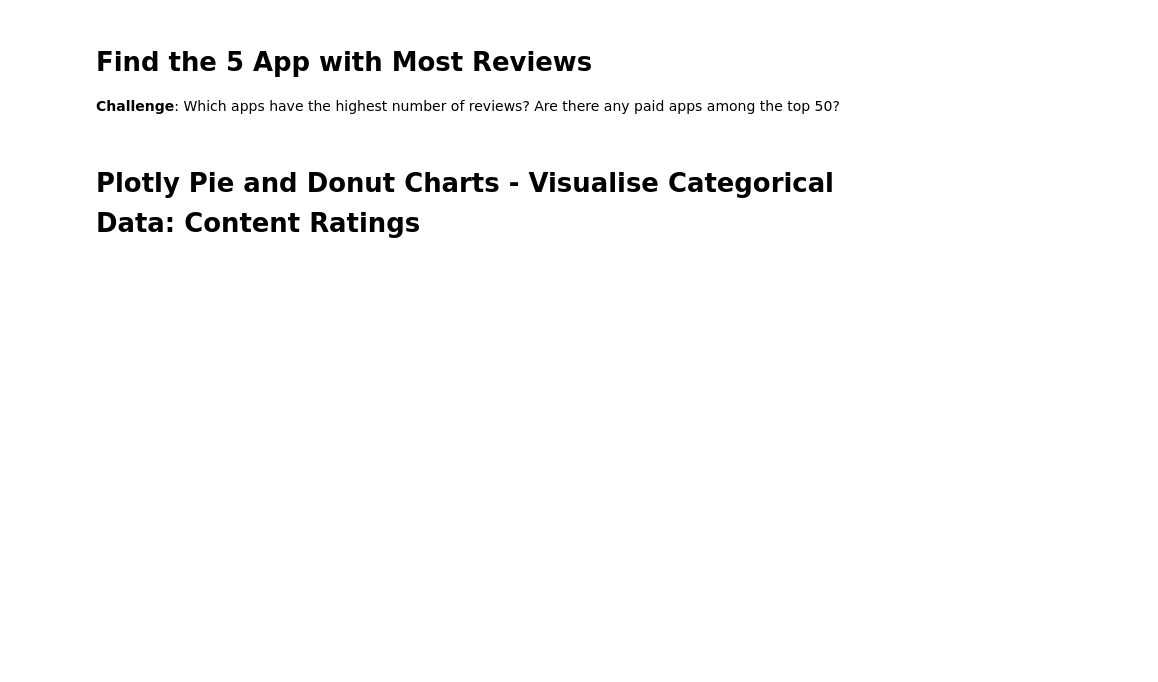
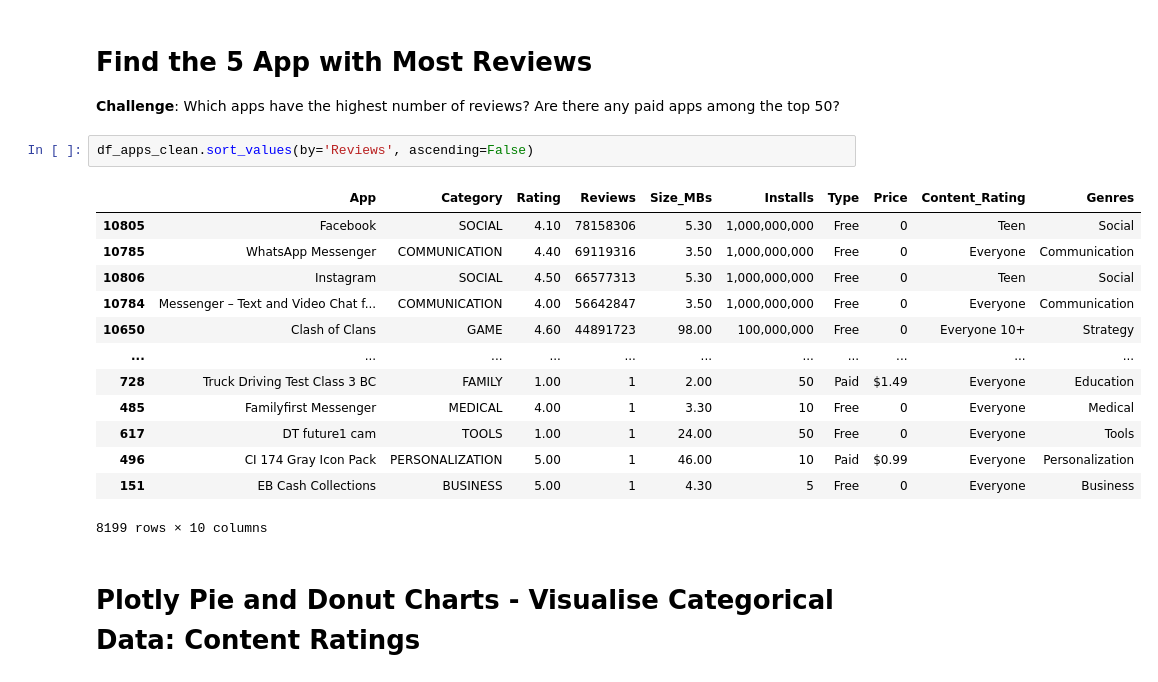
Before and after one commit to anandachanta19/100DaysOfCode, a Jupyter notebook: Google Playstore Trends/Google Play Store App Analytics (start).ipynb, the cells around one changed output. Drawn from its saved outputs; the diff is of its cells as text; blank space fills up the shorter version.

```diff
--- a/Google Playstore Trends/Google Play Store App Analytics (start).ipynb
+++ b/Google Playstore Trends/Google Play Store App Analytics (start).ipynb
@@ -115,6 +149,22 @@ df_apps_clean.shape
 # Find the 5 App with Most Reviews
 
 **Challenge**: Which apps have the highest number of reviews? Are there any paid apps among the top 50?
+# %%
+df_apps_clean.sort_values(by='Reviews', ascending=False)
+# %% [output]
+|  | App | Category | Rating | Reviews | Size_MBs | Installs | Type | Price | Content_Rating | Genres |
+| 10805 | Facebook | SOCIAL | 4.10 | 78158306 | 5.30 | 1,000,000,000 | Free | 0 | Teen | Social |
+| 10785 | WhatsApp Messenger | COMMUNICATION | 4.40 | 69119316 | 3.50 | 1,000,000,000 | Free | 0 | Everyone | Communication |
+| 10806 | Instagram | SOCIAL | 4.50 | 66577313 | 5.30 | 1,000,000,000 | Free | 0 | Teen | Social |
+| 10784 | Messenger – Text and Video Chat f... | COMMUNICATION | 4.00 | 56642847 | 3.50 | 1,000,000,000 | Free | 0 | Everyone | Communication |
+| 10650 | Clash of Clans | GAME | 4.60 | 44891723 | 98.00 | 100,000,000 | Free | 0 | Everyone 10+ | Strategy |
+| ... | ... | ... | ... | ... | ... | ... | ... | ... | ... | ... |
+| 728 | Truck Driving Test Class 3 BC | FAMILY | 1.00 | 1 | 2.00 | 50 | Paid | $1.49 | Everyone | Education |
+| 485 | Familyfirst Messenger | MEDICAL | 4.00 | 1 | 3.30 | 10 | Free | 0 | Everyone | Medical |
+| 617 | DT future1 cam | TOOLS | 1.00 | 1 | 24.00 | 50 | Free | 0 | Everyone | Tools |
+| 496 | CI 174 Gray Icon Pack | PERSONALIZATION | 5.00 | 1 | 46.00 | 10 | Paid | $0.99 | Everyone | Personalization |
+| 151 | EB Cash Collections | BUSINESS | 5.00 | 1 | 4.30 | 5 | Free | 0 | Everyone | Business |
+8199 rows × 10 columns
 # %% [markdown]
 # Plotly Pie and Donut Charts - Visualise Categorical Data: Content Ratings
 # %% [markdown]
```
Also changed, not shown: parts of 2 cells of this notebook.
